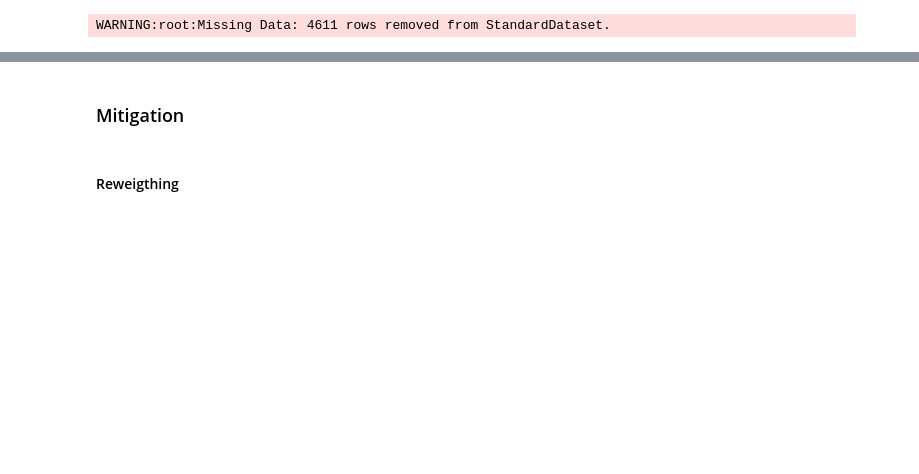
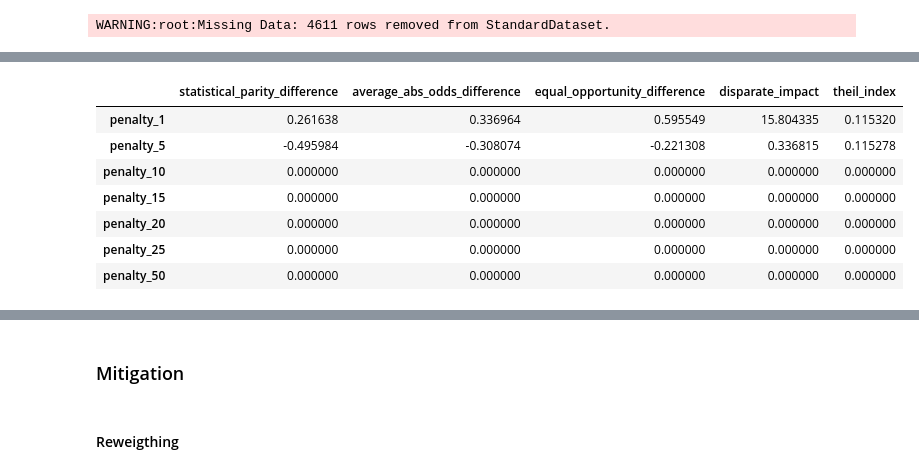
Before and after one commit to mkleinegger/evaluation-bias-detection-and-mitigation, a Jupyter notebook: multiple_runs.ipynb, the cells around one changed output, grey strips where cells are left out. Drawn from its saved outputs; the diff is of its cells as text; code cells hidden in the pictures; blank space fills up the shorter version.

```diff
--- a/multiple_runs.ipynb
+++ b/multiple_runs.ipynb
@@ -723,29 +523,6 @@ df_train_bias.head(5)
 # %%
-from sklearn.pipeline import Pipeline
-
-categorical_features_onehot_transformer = ColumnTransformer(
-    transformers=[
-        (
-            "one-hot-encoder",
-            OneHotEncoder(handle_unknown="ignore"),
-            # df_train_bias.select_dtypes(
-            #     include=["object", "category"]
-            # ).columns.to_list(),
-            nominal_features,
-        ),
-    ],
-    # remainder="passthrough",
-)
-
-model = Pipeline(
-    [
-        ("one-hot-encoder", categorical_features_onehot_transformer),
-        ("clf", MLPClassifier(verbose=False, max_iter=25, random_state=random_state)),
-    ]
-)
-
 train = df_train_bias.copy()
 train.dropna(inplace=True)
-X_train, y_train = train.drop(columns=[target]), train[target]
+X_train, y_train = train.drop(columns=[target], axis=1), train[target]
 model = model.fit(X_train, y_train)
 # %%
@@ -886,0 +707,25 @@ metrics
+# %%
+df_bias = pd.DataFrame(
+    columns=[
+        "statistical_parity_difference",
+        "average_abs_odds_difference",
+        "equal_opportunity_difference",
+        "disparate_impact",
+        "theil_index",
+    ]
+)
+
+for i in [1, 5, 10, 15, 20, 25, 50]:
+    metrics, priv = iterate_it(df_train_cleaned, model, i)
+    df_bias.loc[f"penalty_{i}"] = metrics.values()
+
+display(df_bias)
+# %% [output]
+|  | statistical_parity_difference | average_abs_odds_difference | equal_opportunity_difference | disparate_impact | theil_index |
+| penalty_1 | 0.261638 | 0.336964 | 0.595549 | 15.804335 | 0.115320 |
+| penalty_5 | -0.495984 | -0.308074 | -0.221308 | 0.336815 | 0.115278 |
+| penalty_10 | 0.000000 | 0.000000 | 0.000000 | 0.000000 | 0.000000 |
+| penalty_15 | 0.000000 | 0.000000 | 0.000000 | 0.000000 | 0.000000 |
+| penalty_20 | 0.000000 | 0.000000 | 0.000000 | 0.000000 | 0.000000 |
+| penalty_25 | 0.000000 | 0.000000 | 0.000000 | 0.000000 | 0.000000 |
+| penalty_50 | 0.000000 | 0.000000 | 0.000000 | 0.000000 | 0.000000 |
```
Also changed, not shown: parts of 77 cells of this notebook, 1 other file.
